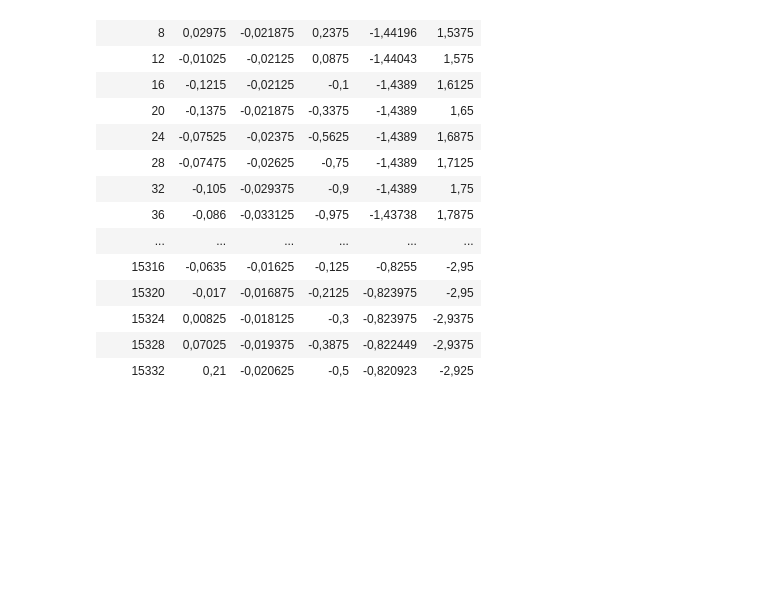
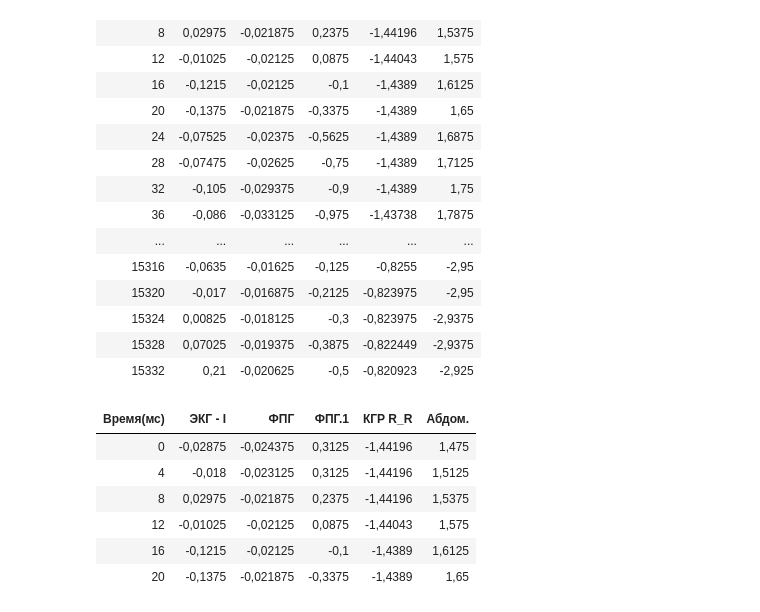
Before and after one commit to d0rj/Rubanok, a Jupyter notebook: Task 8.ipynb, the cells around one changed output. Cells and saved outputs as stored; diff of their text form; code cells hidden in the pictures; blank space fills up the shorter version.

```diff
--- a/Task 8.ipynb
+++ b/Task 8.ipynb
@@ -48,7 +48,7 @@ parse_fragment <- function(strings) {
     variables <- extract_variables(strings[1:5], c('Название фрагмента', 'Время начала фрагмента от начала исследования, в мс',
                                               'Длина фрагмента, в мс', 'Длина фрагмента, в отсчетах'))
 
-    data <- read.table(text = strings[6:length(strings)], sep = "\t", as.is = TRUE)
+    data <- read.table(text = strings[6:length(strings)], sep = "\t")
     colnames(data) <- data[1,]
     data <- data[-1, ]
     rownames(data) <- NULL
@@ -170,3 +170,15 @@ $data
 | 15324 | 0,00825 | -0,018125 | -0,3 | -0,823975 | -2,9375 |
 | 15328 | 0,07025 | -0,019375 | -0,3875 | -0,822449 | -2,9375 |
 | 15332 | 0,21 | -0,020625 | -0,5 | -0,820923 | -2,925 |
+# %%
+data <- ecg$fragments[[1]]$data
+# %%
+head(data)
+# %% [output]
+| Время(мс) | ЭКГ - I | ФПГ | ФПГ.1 | КГР R_R | Абдом. |
+| 0 | -0,02875 | -0,024375 | 0,3125 | -1,44196 | 1,475 |
+| 4 | -0,018 | -0,023125 | 0,3125 | -1,44196 | 1,5125 |
+| 8 | 0,02975 | -0,021875 | 0,2375 | -1,44196 | 1,5375 |
+| 12 | -0,01025 | -0,02125 | 0,0875 | -1,44043 | 1,575 |
+| 16 | -0,1215 | -0,02125 | -0,1 | -1,4389 | 1,6125 |
+| 20 | -0,1375 | -0,021875 | -0,3375 | -1,4389 | 1,65 |
```
